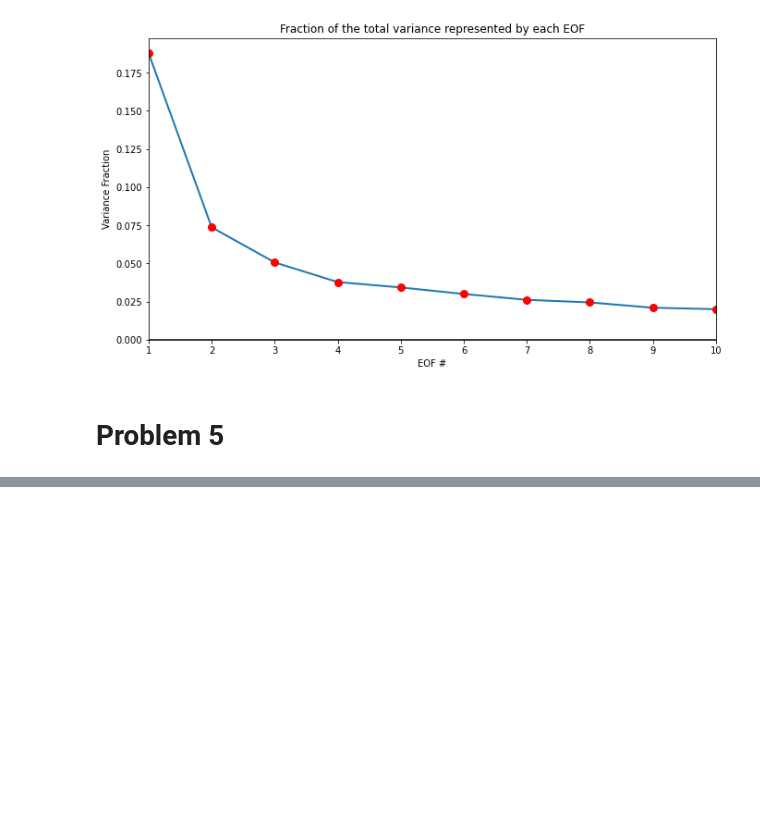
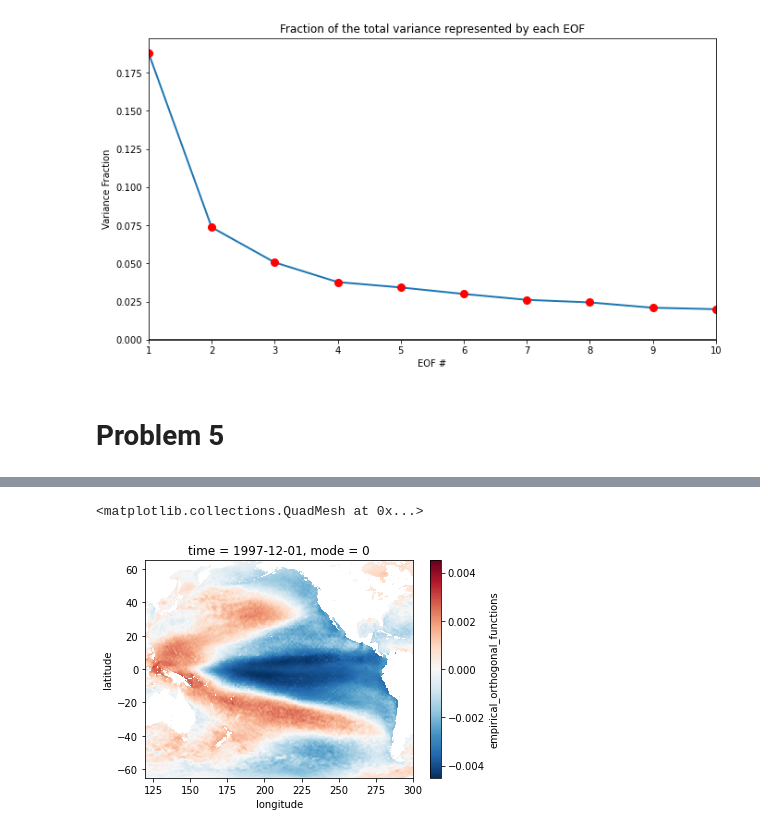
Before and after one commit to atmsillinois/time-series-and-eofs-EWolffWX, a Jupyter notebook: Homework4.ipynb, the cells around one changed output, grey strips where cells are left out. Saved outputs shown, nothing was run; the diff lists cells and outputs as text; code cells hidden in the pictures; blank space fills up the shorter version.

```diff
--- a/Homework4.ipynb
+++ b/Homework4.ipynb
@@ -562,3 +558,6 @@ client.close()
 # Final normalized output has extra month variable that is holding some kind of data
 # How to plot first 5 eofs (together or postage stamps??)
 # Need to do problems 5 and 6
+# %%
+test = eofs[0]
+test = test.expand_dims(time=detrend_precip.time)
@@ -564,0 +584,5 @@ client.close()
+# %%
+test.sel(time='1997-12-01', method='nearest').plot()
+# %% [output]
+<matplotlib.collections.QuadMesh at 0x...>
+[figure, added]
```
Also changed, not shown: parts of 5 cells of this notebook, 1 other file.
